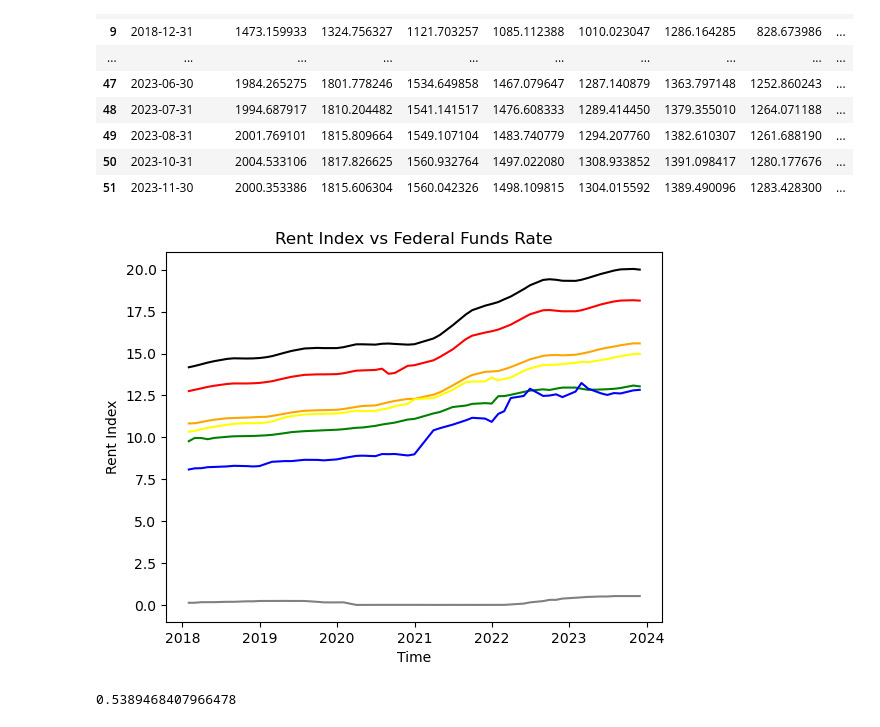
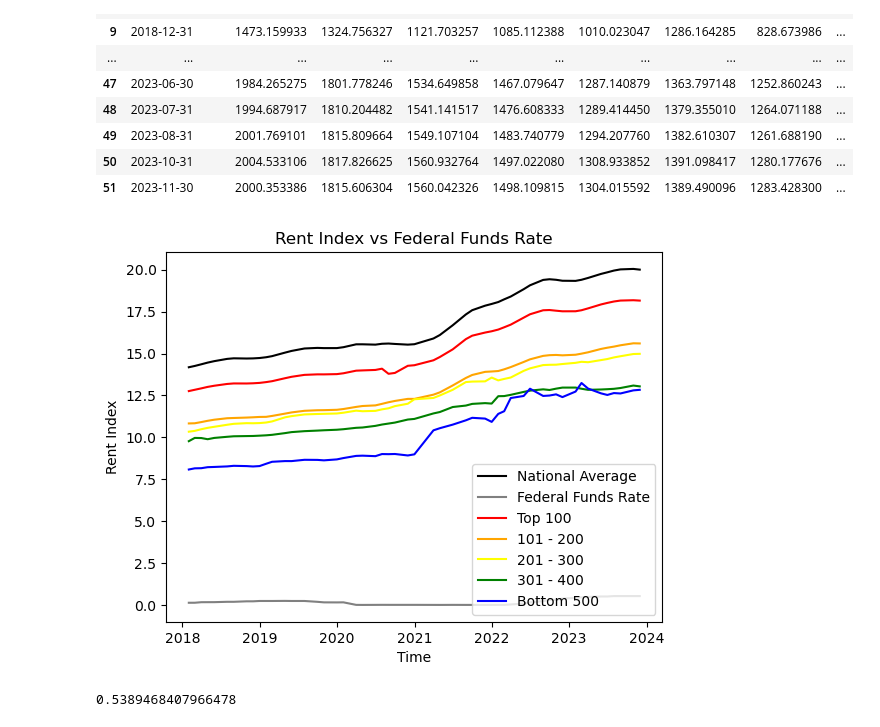
Before and after one commit to RobHuibregtse/Data_Analytics_Project1, a Jupyter notebook: Code/Hypothesis2Code.ipynb, the cells around one changed output. Drawn from its saved outputs; the diff is of its cells as text; code cells hidden in the pictures.

```diff
--- a/Code/Hypothesis2Code.ipynb
+++ b/Code/Hypothesis2Code.ipynb
@@ -150,19 +150,20 @@ rent_index_vs_interest_rate_df
 # %%
 # Plot inventory data against interest rates
 plt.plot(rent_index_vs_interest_rate_df['Date'], rent_index_vs_interest_rate_df['National Average'] / 100, label = "National Average", color = "black")
 plt.plot(rent_index_vs_interest_rate_df['Date'], rent_index_vs_interest_rate_df['Federal Funds Rate'] / 10, label = "Federal Funds Rate", color = "grey")
 plt.plot(rent_index_vs_interest_rate_df['Date'], rent_index_vs_interest_rate_df['Top 100'] / 100, label = "Top 100", color = "red")
 plt.plot(rent_index_vs_interest_rate_df['Date'], rent_index_vs_interest_rate_df['101 - 200'] / 100, label = "101 - 200", color = "orange")
 plt.plot(rent_index_vs_interest_rate_df['Date'], rent_index_vs_interest_rate_df['201 - 300'] / 100, label = "201 - 300", color = "yellow")
 plt.plot(rent_index_vs_interest_rate_df['Date'], rent_index_vs_interest_rate_df['301 - 400'] / 100, label = "301 - 400", color = "green")
 plt.plot(rent_index_vs_interest_rate_df['Date'], rent_index_vs_interest_rate_df['Bottom 500'] / 100, label = "Bottom 500", color = "blue")
 
 plt.title('Rent Index vs Federal Funds Rate')
 plt.xlabel("Time")
 plt.ylabel('Rent Index')
+plt.legend()
 plt.show()
 # %% [output]
-[figure, old version]
+[figure, new version]
 # %%
 #Calculate the correlation between Rent Index and Fed Funds Rate
 corr_rent_index_interest_rates = rent_index_vs_interest_rate_df['National Average'].corr(rent_index_vs_interest_rate_df['Federal Funds Rate'])
```
